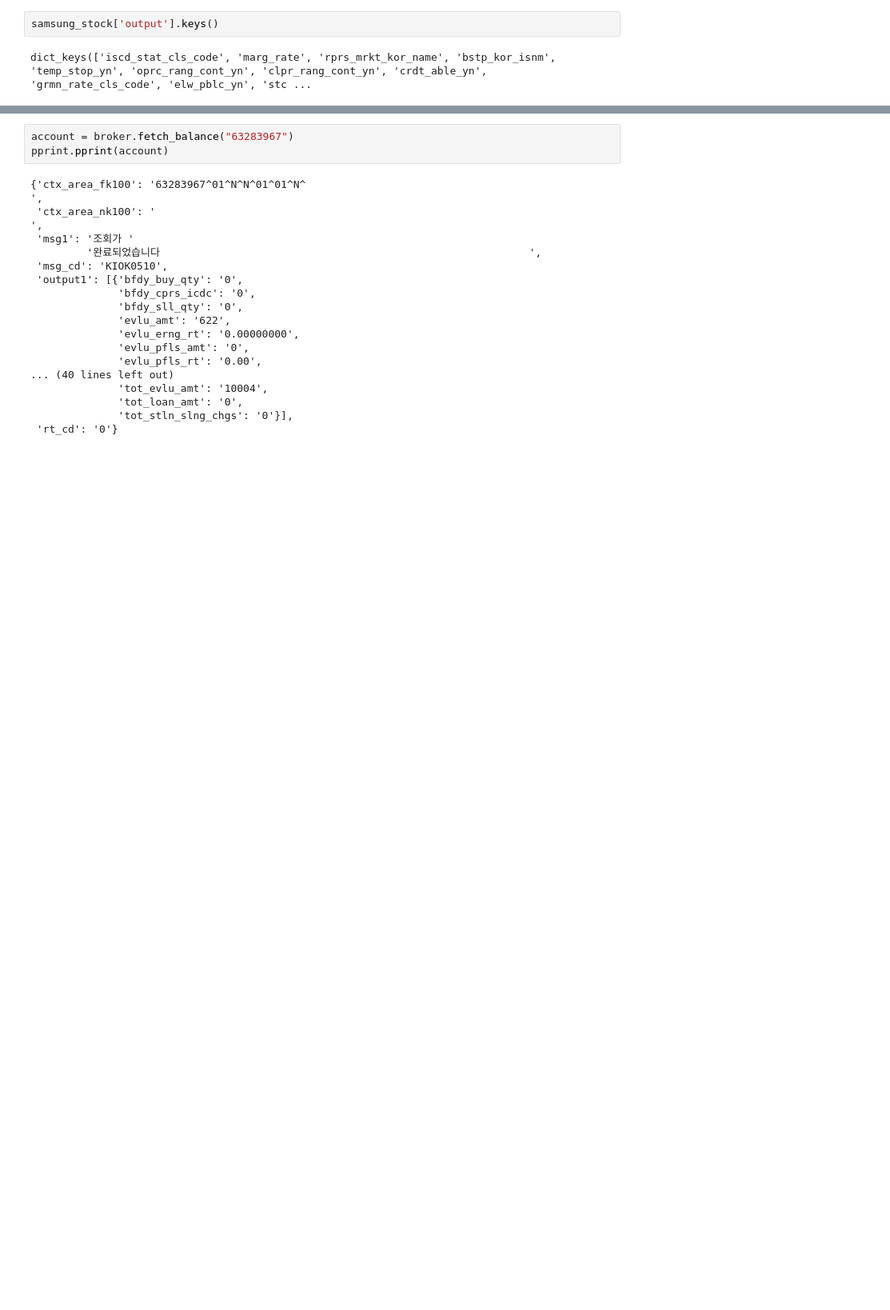
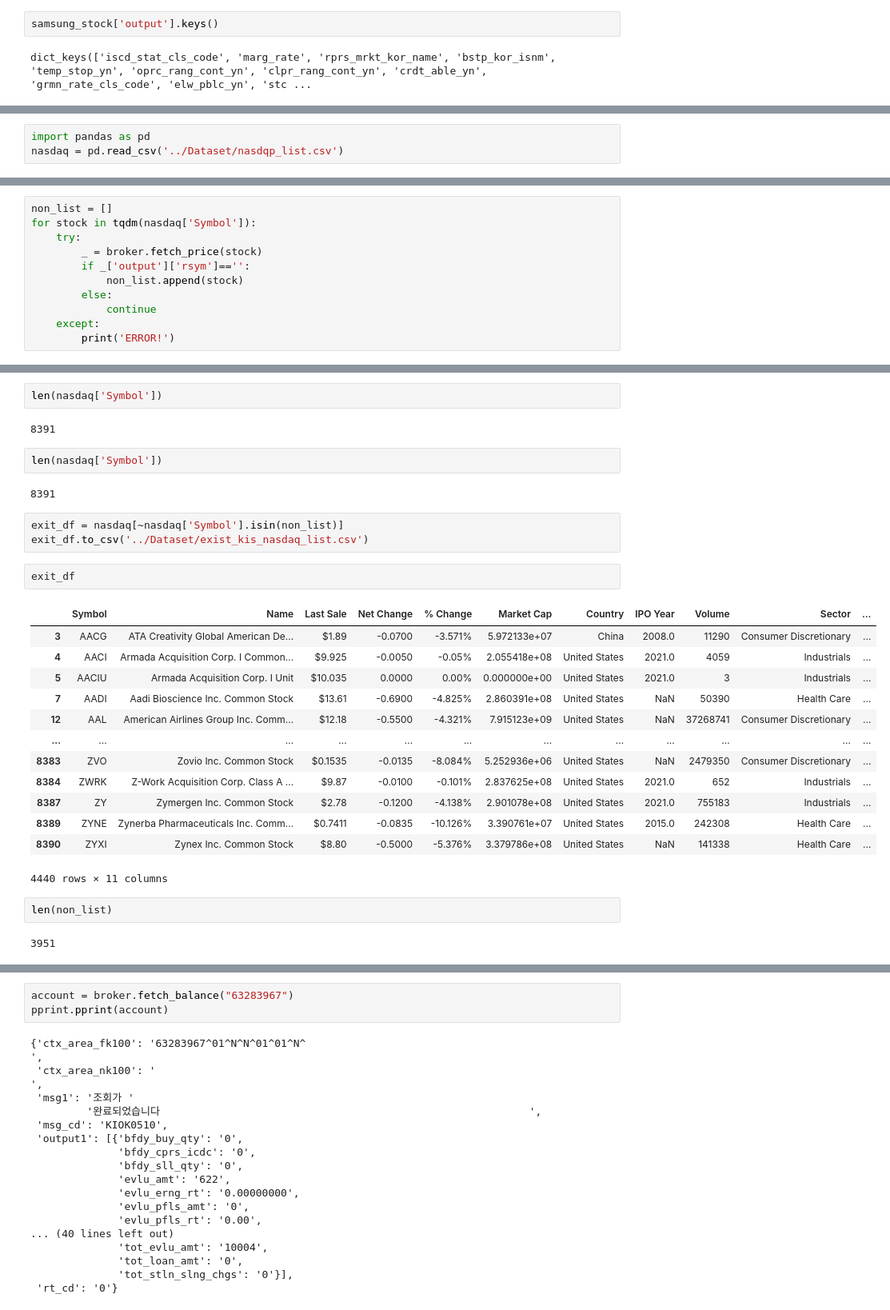
Before and after one commit to Inwest1997/TradingSystem, a Jupyter notebook: dummy/mojito_test.ipynb, the cells around one changed output, grey strips where cells are left out. Shown at 80% size. Drawn from its saved outputs; the diff is of its cells as text; blank space fills up the shorter version.

```diff
--- a/dummy/mojito_test.ipynb
+++ b/dummy/mojito_test.ipynb
@@ -25,0 +28,3 @@ dict_keys(['iscd_stat_cls_code', 'marg_rate', 'rprs_mrkt_kor_name', 'bstp_kor_is
+# %%
+import pandas as pd
+nasdaq = pd.read_csv('../Dataset/nasdqp_list.csv')
@@ -25,0 +33,11 @@ dict_keys(['iscd_stat_cls_code', 'marg_rate', 'rprs_mrkt_kor_name', 'bstp_kor_is
+# %%
+non_list = []
+for stock in tqdm(nasdaq['Symbol']):
+    try:
+        _ = broker.fetch_price(stock)
+        if _['output']['rsym']=='':
+            non_list.append(stock)
+        else:
+            continue
+    except:
+        print('ERROR!')
@@ -25,0 +96,31 @@ dict_keys(['iscd_stat_cls_code', 'marg_rate', 'rprs_mrkt_kor_name', 'bstp_kor_is
+# %%
+len(nasdaq['Symbol'])
+# %% [output]
+8391
+# %%
+len(nasdaq['Symbol'])
+# %% [output]
+8391
+# %%
+exit_df = nasdaq[~nasdaq['Symbol'].isin(non_list)]
+exit_df.to_csv('../Dataset/exist_kis_nasdaq_list.csv')
+# %%
+exit_df
+# %% [output]
+|  | Symbol | Name | Last Sale | Net Change | % Change | Market Cap | Country | IPO Year | Volume | Sector | ... |
+| 3 | AACG | ATA Creativity Global American De... | $1.89 | -0.0700 | -3.571% | 5.972133e+07 | China | 2008.0 | 11290 | Consumer Discretionary | ... |
+| 4 | AACI | Armada Acquisition Corp. I Common... | $9.925 | -0.0050 | -0.05% | 2.055418e+08 | United States | 2021.0 | 4059 | Industrials | ... |
+| 5 | AACIU | Armada Acquisition Corp. I Unit | $10.035 | 0.0000 | 0.00% | 0.000000e+00 | United States | 2021.0 | 3 | Industrials | ... |
+| 7 | AADI | Aadi Bioscience Inc. Common Stock | $13.61 | -0.6900 | -4.825% | 2.860391e+08 | United States | NaN | 50390 | Health Care | ... |
+| 12 | AAL | American Airlines Group Inc. Comm... | $12.18 | -0.5500 | -4.321% | 7.915123e+09 | United States | NaN | 37268741 | Consumer Discretionary | ... |
+| ... | ... | ... | ... | ... | ... | ... | ... | ... | ... | ... | ... |
+| 8383 | ZVO | Zovio Inc. Common Stock | $0.1535 | -0.0135 | -8.084% | 5.252936e+06 | United States | NaN | 2479350 | Consumer Discretionary | ... |
+| 8384 | ZWRK | Z-Work Acquisition Corp. Class A ... | $9.87 | -0.0100 | -0.101% | 2.837625e+08 | United States | 2021.0 | 652 | Industrials | ... |
+| 8387 | ZY | Zymergen Inc. Common Stock | $2.78 | -0.1200 | -4.138% | 2.901078e+08 | United States | 2021.0 | 755183 | Industrials | ... |
+| 8389 | ZYNE | Zynerba Pharmaceuticals Inc. Comm... | $0.7411 | -0.0835 | -10.126% | 3.390761e+07 | United States | 2015.0 | 242308 | Health Care | ... |
+| 8390 | ZYXI | Zynex Inc. Common Stock | $8.80 | -0.5000 | -5.376% | 3.379786e+08 | United States | NaN | 141338 | Health Care | ... |
+4440 rows × 11 columns
+# %%
+len(non_list)
+# %% [output]
+3951
```
Also changed, not shown: parts of 7 cells of this notebook, 1 other file.
